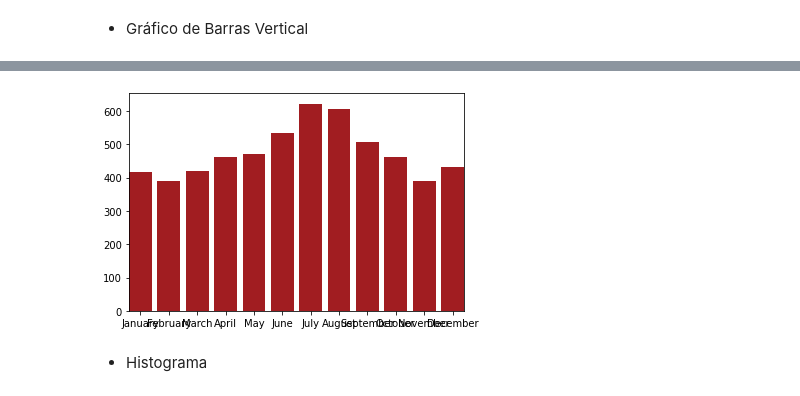
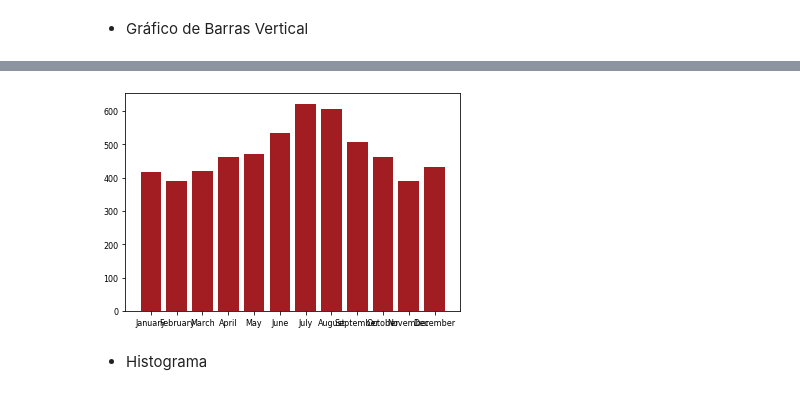
Before and after one commit to davialvesguerra/Matplotlib, a Jupyter notebook: Matplotlib.ipynb, the cells around one changed output, grey strips where cells are left out. Cells and saved outputs as stored; diff of their text form; code cells hidden in the pictures.

```diff
--- a/Matplotlib.ipynb
+++ b/Matplotlib.ipynb
@@ -134,17 +172,17 @@ sns.load_dataset('flights')
 # %%
 data = sns.load_dataset('flights')
 
 
 x = data.month
 y = data.passengers
 
 plt.bar(x,y,width=0.8,color = "#A11D21")
-
-plt.autoscale(enable=True, axis='x', tight=True)#plt.axis('tight')
+plt.rc('xtick',labelsize=100)
+plt.rc('ytick',labelsize=8)
 
 plt.show()
 # %% [output]
-[figure, old version]
+[figure, new version]
 # %% [markdown]
 * Histograma
 # %%
```
Also changed, not shown: parts of 3 cells of this notebook.
